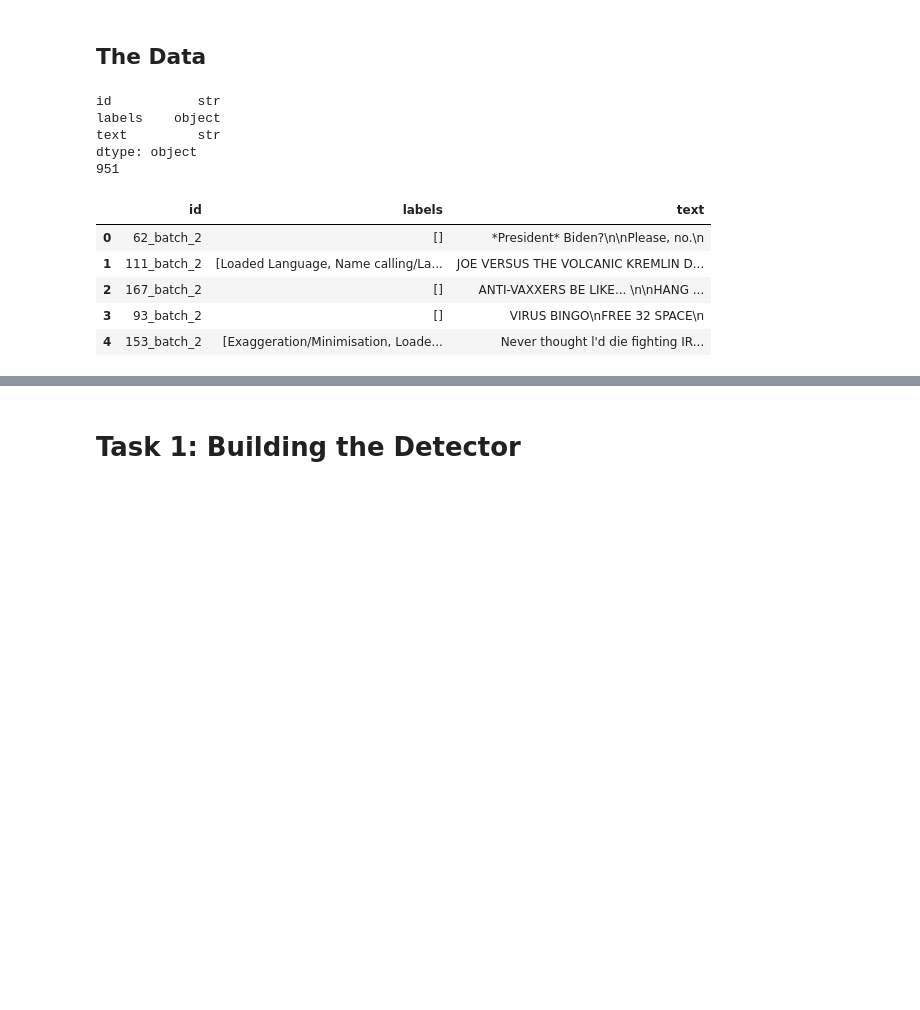
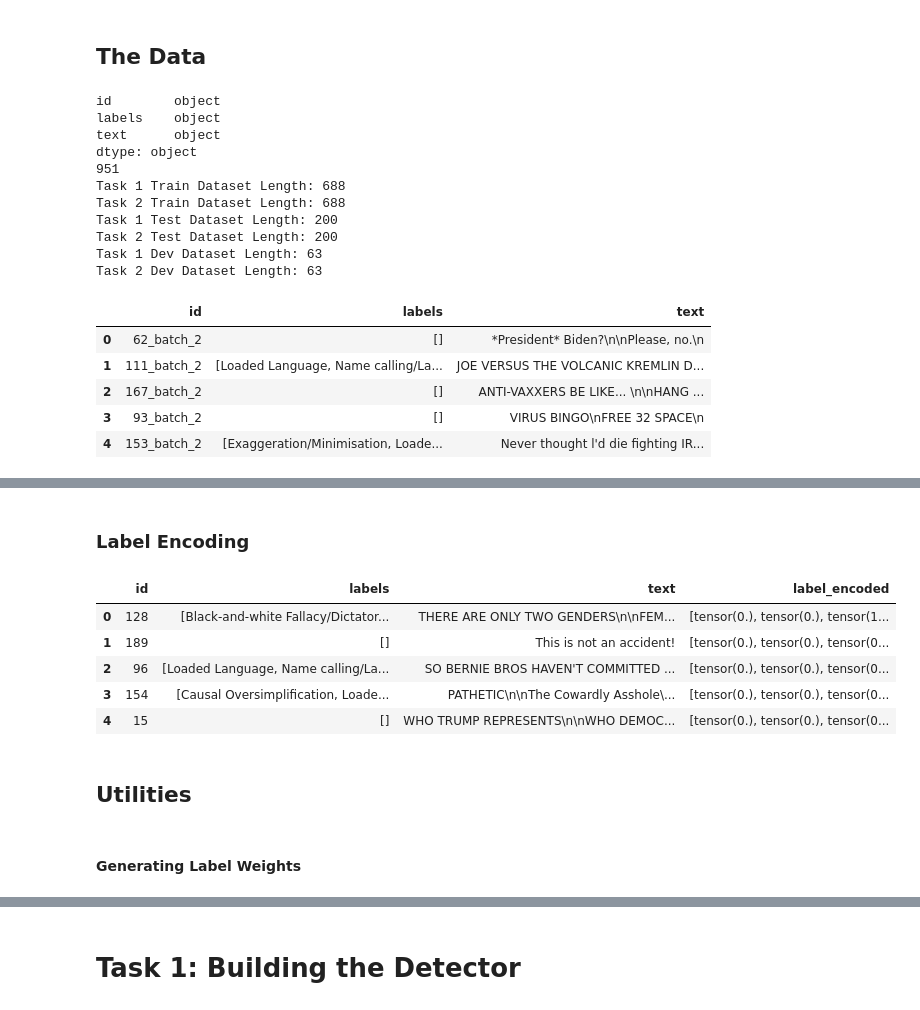
Before and after one commit to LoganJGunawan/DeepLearning2, a Jupyter notebook: main.ipynb, the cells around one changed output, grey strips where cells are left out. Cells and saved outputs as stored; diff of their text form; code cells hidden in the pictures; blank space fills up the shorter version.

```diff
--- a/main.ipynb
+++ b/main.ipynb
@@ -63,13 +63,27 @@ all_set_task1 = pd.concat([dev_set_task1, train_set_task1, test_set_task1],
 
 print(all_set_task1.dtypes)
 print(len(all_set_task1))
+
+print(f"Task 1 Train Dataset Length: {len(train_set_task1)}")
+print(f"Task 2 Train Dataset Length: {len(train_set_task2)}")
+print(f"Task 1 Test Dataset Length: {len(test_set_task1)}")
+print(f"Task 2 Test Dataset Length: {len(test_set_task2)}")
+print(f"Task 1 Dev Dataset Length: {len(dev_set_task1)}")
+print(f"Task 2 Dev Dataset Length: {len(dev_set_task2)}")
+
 all_set_task1.head()
 # %% [output]
-id           str
+id        object
 labels    object
-text         str
+text      object
 dtype: object
 951
+Task 1 Train Dataset Length: 688
+Task 2 Train Dataset Length: 688
+Task 1 Test Dataset Length: 200
+Task 2 Test Dataset Length: 200
+Task 1 Dev Dataset Length: 63
+Task 2 Dev Dataset Length: 63
 |  | id | labels | text |
 | 0 | 62_batch_2 | [] | *President* Biden?\n\nPlease, no.\n |
 | 1 | 111_batch_2 | [Loaded Language, Name calling/La... | JOE VERSUS THE VOLCANIC KREMLIN D... |
@@ -97,6 +111,34 @@ plt.title("Label Distribution")
 # %% [output]
 Text(0.5, 1.0, 'Label Distribution')
 [figure]
+# %% [markdown]
+### Label Encoding
+# %%
+label_to_idx = {label : i for i, label in enumerate(LABELS)}
+
+def encode_labels(labels):
+    encoded = [0] * len(LABELS)
+    for label in labels:
+        encoded[label_to_idx[label]] = 1
+
+    return torch.tensor(encoded, dtype=torch.float32)
+
+train_set_task1["label_encoded"] = train_set_task1["labels"].apply(encode_labels)
+test_set_task1["label_encoded"] = test_set_task1["labels"].apply(encode_labels)
+dev_set_task1["label_encoded"] = dev_set_task1["labels"].apply(encode_labels)
+
+train_set_task1.head()
+# %% [output]
+|  | id | labels | text | label_encoded |
+| 0 | 128 | [Black-and-white Fallacy/Dictator... | THERE ARE ONLY TWO GENDERS\n\nFEM... | [tensor(0.), tensor(0.), tensor(1... |
+| 1 | 189 | [] | This is not an accident! | [tensor(0.), tensor(0.), tensor(0... |
+| 2 | 96 | [Loaded Language, Name calling/La... | SO BERNIE BROS HAVEN'T COMMITTED ... | [tensor(0.), tensor(0.), tensor(0... |
+| 3 | 154 | [Causal Oversimplification, Loade... | PATHETIC\n\nThe Cowardly Asshole\... | [tensor(0.), tensor(0.), tensor(0... |
+| 4 | 15 | [] | WHO TRUMP REPRESENTS\n\nWHO DEMOC... | [tensor(0.), tensor(0.), tensor(0... |
+# %% [markdown]
+## Utilities
+# %% [markdown]
+#### Generating Label Weights
 # %%
 # Generating Label Weights
 task1_label_counts = Counter(label
```
Also changed, not shown: parts of 13 cells of this notebook.
